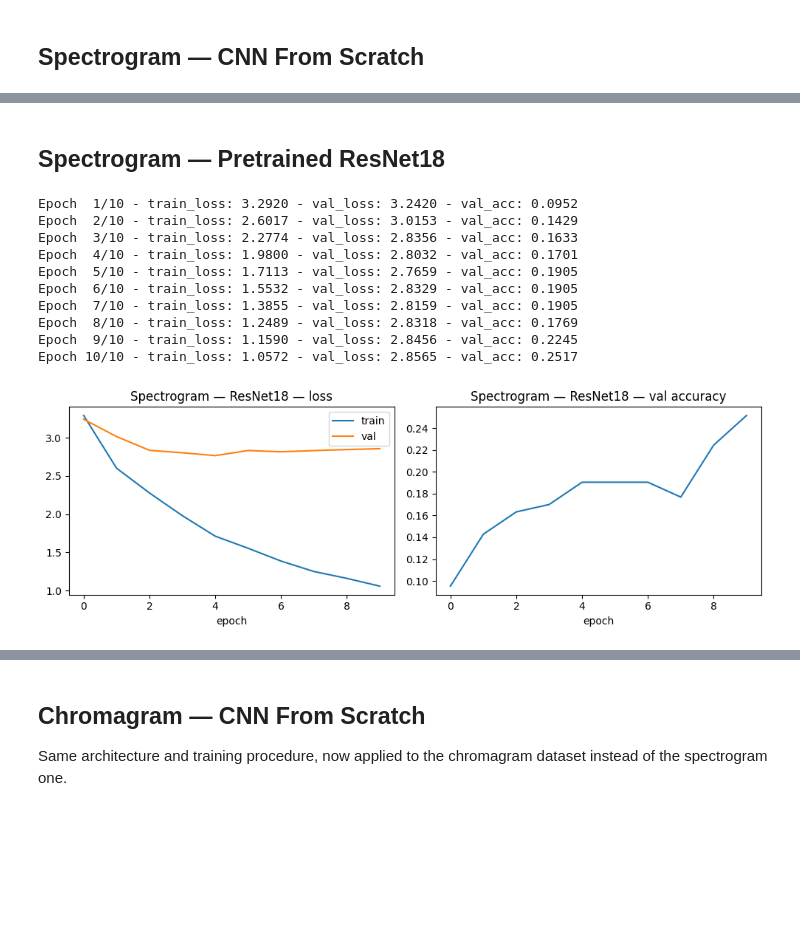
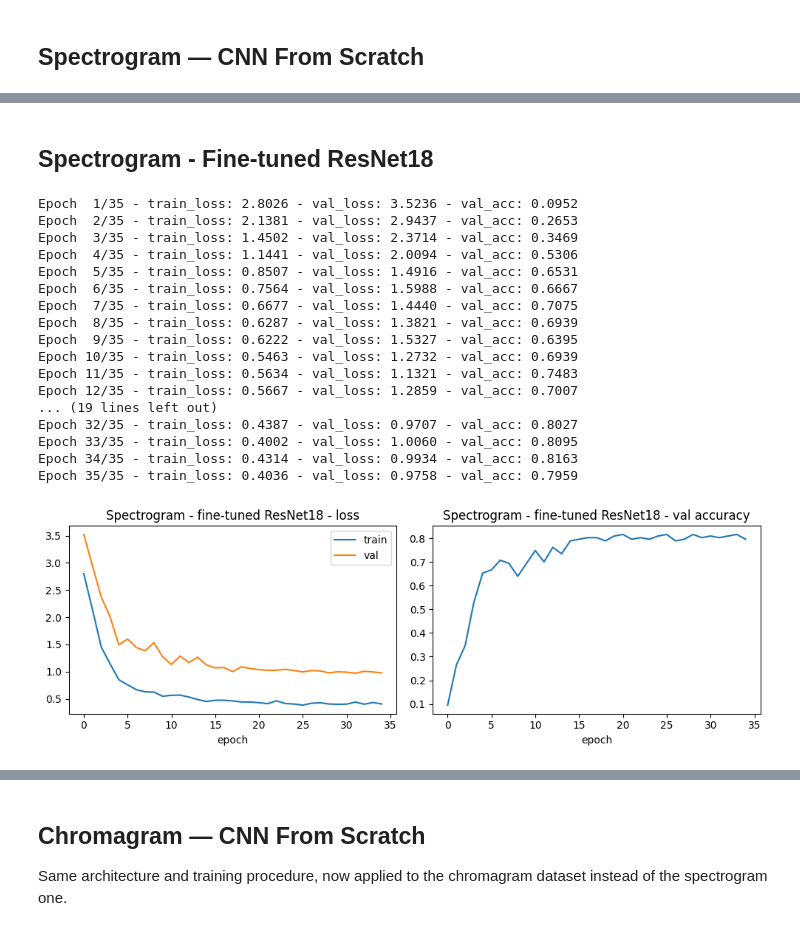
Before and after one commit to ilhanriyaz/guitar-chord-recognition, a Jupyter notebook: notebooks/spectrogram.ipynb, the cells around one changed output, grey strips where cells are left out. Saved outputs shown, nothing was run; the diff lists cells and outputs as text; code cells hidden in the pictures; blank space fills up the shorter version.

```diff
--- a/notebooks/spectrogram.ipynb
+++ b/notebooks/spectrogram.ipynb
@@ -389,19 +522,36 @@ weighted avg       0.72      0.73      0.70       147
 # %% [markdown]
-## Spectrogram — Pretrained ResNet18
+## Spectrogram - Fine-tuned ResNet18
 # %%
-spec_resnet_model = build_resnet(num_classes)
-spec_resnet_history = train_model(spec_resnet_model, spec_train_loader, spec_test_loader, epochs=10, use_three_channels=True)
-plot_history(spec_resnet_history, "Spectrogram — ResNet18")
+spec_resnet_model = build_resnet(num_classes, trainable_layers=("layer3", "layer4"), dropout=0.4)
+spec_resnet_history = train_model(
+    spec_resnet_model,
+    spec_train_loader,
+    spec_test_loader,
+    epochs=35,
+    lr=3e-4,
+    weight_decay=1e-3,
+    class_weights=class_weights,
+    label_smoothing=0.05,
+    patience=8,
+)
+plot_history(spec_resnet_history, "Spectrogram - fine-tuned ResNet18")
 # %% [output]
-Epoch  1/10 - train_loss: 3.2920 - val_loss: 3.2420 - val_acc: 0.0952
-Epoch  2/10 - train_loss: 2.6017 - val_loss: 3.0153 - val_acc: 0.1429
-Epoch  3/10 - train_loss: 2.2774 - val_loss: 2.8356 - val_acc: 0.1633
-Epoch  4/10 - train_loss: 1.9800 - val_loss: 2.8032 - val_acc: 0.1701
-Epoch  5/10 - train_loss: 1.7113 - val_loss: 2.7659 - val_acc: 0.1905
-Epoch  6/10 - train_loss: 1.5532 - val_loss: 2.8329 - val_acc: 0.1905
-Epoch  7/10 - train_loss: 1.3855 - val_loss: 2.8159 - val_acc: 0.1905
-Epoch  8/10 - train_loss: 1.2489 - val_loss: 2.8318 - val_acc: 0.1769
-Epoch  9/10 - train_loss: 1.1590 - val_loss: 2.8456 - val_acc: 0.2245
-Epoch 10/10 - train_loss: 1.0572 - val_loss: 2.8565 - val_acc: 0.2517
+Epoch  1/35 - train_loss: 2.8026 - val_loss: 3.5236 - val_acc: 0.0952
+Epoch  2/35 - train_loss: 2.1381 - val_loss: 2.9437 - val_acc: 0.2653
+Epoch  3/35 - train_loss: 1.4502 - val_loss: 2.3714 - val_acc: 0.3469
+Epoch  4/35 - train_loss: 1.1441 - val_loss: 2.0094 - val_acc: 0.5306
+Epoch  5/35 - train_loss: 0.8507 - val_loss: 1.4916 - val_acc: 0.6531
+Epoch  6/35 - train_loss: 0.7564 - val_loss: 1.5988 - val_acc: 0.6667
+Epoch  7/35 - train_loss: 0.6677 - val_loss: 1.4440 - val_acc: 0.7075
+Epoch  8/35 - train_loss: 0.6287 - val_loss: 1.3821 - val_acc: 0.6939
+Epoch  9/35 - train_loss: 0.6222 - val_loss: 1.5327 - val_acc: 0.6395
+Epoch 10/35 - train_loss: 0.5463 - val_loss: 1.2732 - val_acc: 0.6939
+Epoch 11/35 - train_loss: 0.5634 - val_loss: 1.1321 - val_acc: 0.7483
+Epoch 12/35 - train_loss: 0.5667 - val_loss: 1.2859 - val_acc: 0.7007
+... (19 lines left out)
+Epoch 32/35 - train_loss: 0.4387 - val_loss: 0.9707 - val_acc: 0.8027
+Epoch 33/35 - train_loss: 0.4002 - val_loss: 1.0060 - val_acc: 0.8095
+Epoch 34/35 - train_loss: 0.4314 - val_loss: 0.9934 - val_acc: 0.8163
+Epoch 35/35 - train_loss: 0.4036 - val_loss: 0.9758 - val_acc: 0.7959
-[figure, old version]
+[figure, new version]
 # %%
```
Also changed, not shown: parts of 18 cells of this notebook.
